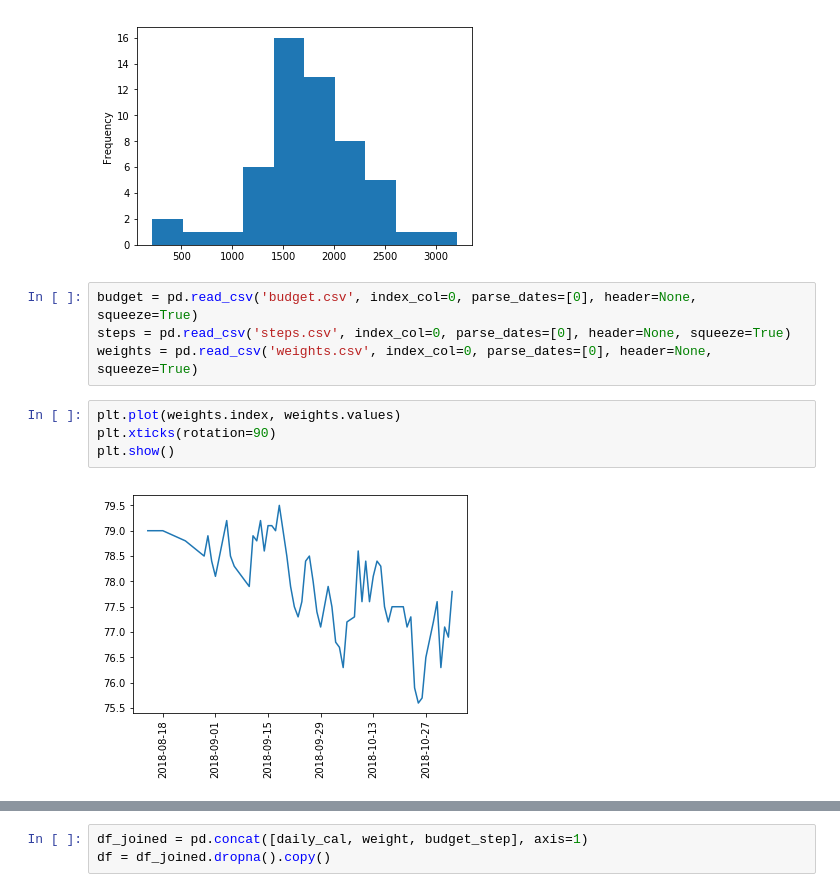
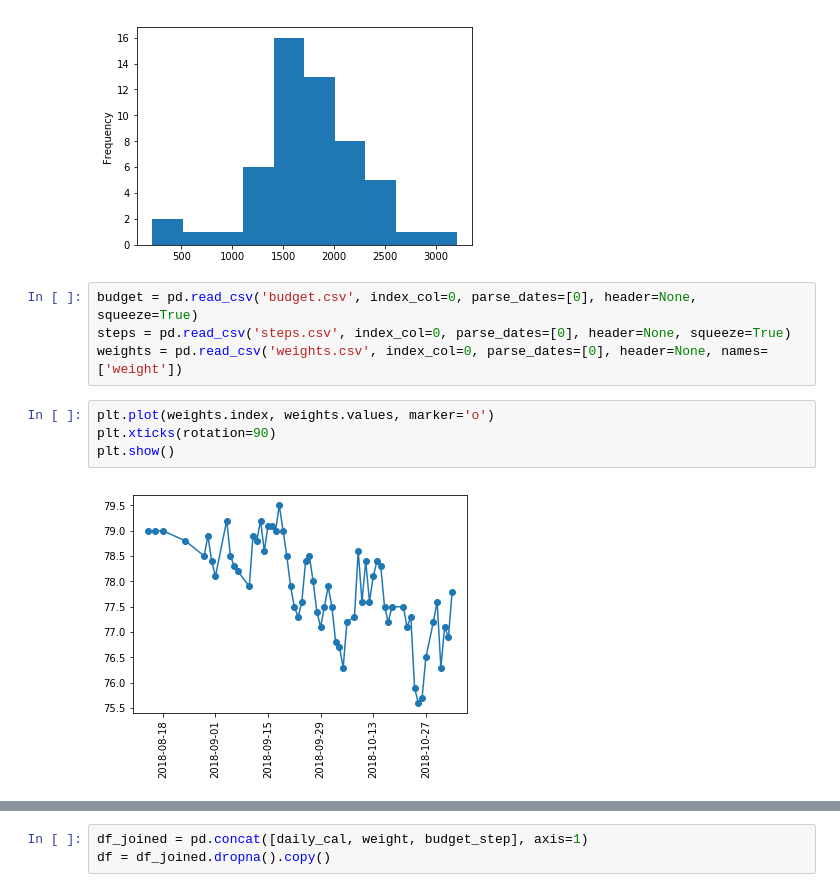
Before and after one commit to khanhnguyendata/logweight, a Jupyter notebook: logweight.ipynb, the cells around one changed output, grey strips where cells are left out. Saved outputs shown, nothing was run; the diff lists cells and outputs as text.

```diff
--- a/logweight.ipynb
+++ b/logweight.ipynb
@@ -38,10 +56,10 @@ plt.show()
 # %%
 budget = pd.read_csv('budget.csv', index_col=0, parse_dates=[0], header=None, squeeze=True)
 steps = pd.read_csv('steps.csv', index_col=0, parse_dates=[0], header=None, squeeze=True)
-weights = pd.read_csv('weights.csv', index_col=0, parse_dates=[0], header=None, squeeze=True)
+weights = pd.read_csv('weights.csv', index_col=0, parse_dates=[0], header=None, names=['weight'])
 # %%
-plt.plot(weights.index, weights.values)
+plt.plot(weights.index, weights.values, marker='o')
 plt.xticks(rotation=90)
 plt.show()
 # %% [output]
-[figure, old version]
+[figure, new version]
```
Also changed, not shown: parts of 9 cells of this notebook, 1 other file.
